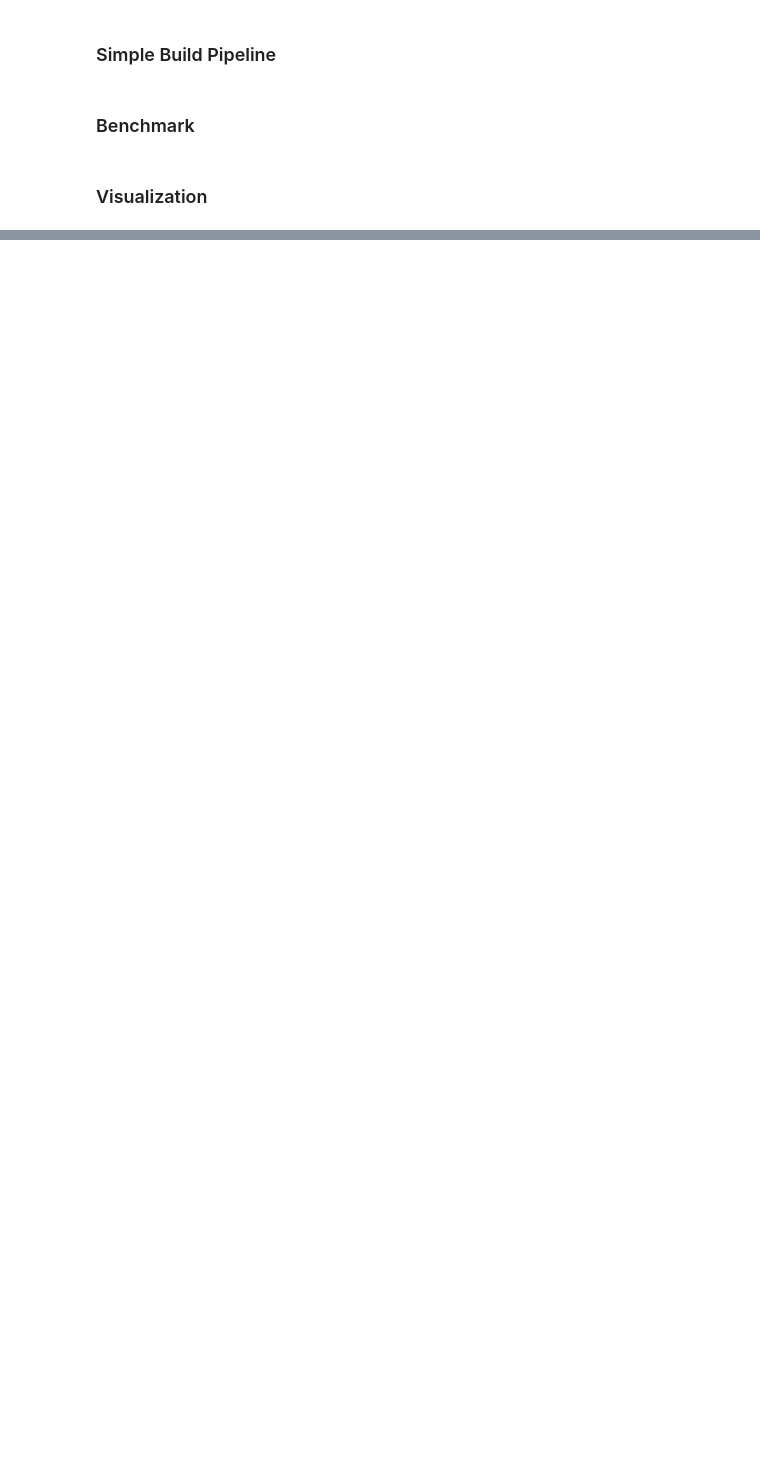
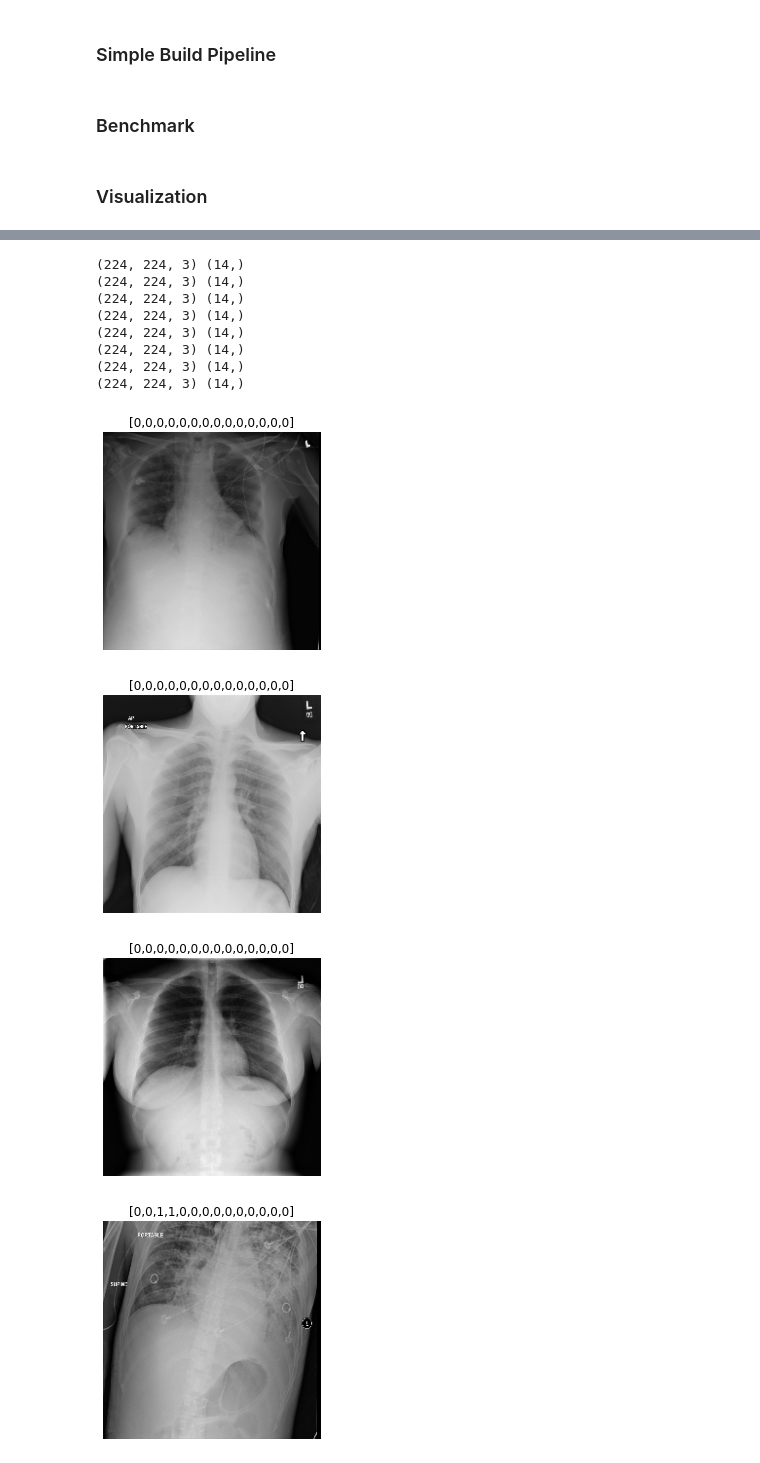
Before and after one commit to dimitrymindlin/tfds-mura, a Jupyter notebook: example.ipynb, the cells around one changed output, grey strips where cells are left out. Cells and saved outputs as stored; diff of their text form; code cells hidden in the pictures; blank space fills up the shorter version.

```diff
--- a/example.ipynb
+++ b/example.ipynb
@@ -3,11 +3,13 @@
 # %%
 import tensorflow as tf
 import tensorflow_datasets as tfds
+from tensorflow import keras
+from tensorflow.keras import layers
 
-import cxr14.cxr14
+from src.cxr14 import CXR14
 
 (ds_train, ds_test), ds_info = tfds.load(
-    'cxr14',
+    'cx_r14',
     split=['train', 'test'],
     shuffle_files=True,
     as_supervised=True,
@@ -16,13 +36,12 @@ import cxr14.cxr14
 # %% [markdown]
 ### Simple Build Pipeline
 # %%
-def normalize_img(image, label):
-  """Normalizes images: `uint8` -> `float32`."""
+def preproc_img(image, label):
+  image = tf.image.resize(image, [224, 224])
   return tf.cast(image, tf.float32) / 255., label
 
 ds_train = ds_train.map(
-    normalize_img, num_parallel_calls=tf.data.AUTOTUNE)
-ds_train = ds_train.cache()
-ds_train = ds_train.shuffle(buffer_size=1000)
-ds_train = ds_train.batch(32)
+    preproc_img, num_parallel_calls=tf.data.AUTOTUNE)
+#ds_train = ds_train.shuffle(buffer_size=1000)
+ds_train = ds_train.batch(8)
 ds_train = ds_train.prefetch(tf.data.AUTOTUNE)
@@ -38,0 +60,15 @@ fig = tfds.show_examples(ds_train, ds_info)
+# %%
+import matplotlib.pyplot as plt
+import numpy as np
+
+#tfds.show_examples(ds_train, ds_info)
+def show(image, label):
+  plt.figure()
+  plt.imshow(image)
+  plt.title(np.array2string(label.numpy(), separator=','))
+  plt.axis('off')
+
+for image, label in ds_train.take(1).unbatch():
+  print(image.shape, label.shape)
+  show(image, label)
+# %% [output]
@@ -38,0 +76,12 @@ fig = tfds.show_examples(ds_train, ds_info)
+(224, 224, 3) (14,)
+(224, 224, 3) (14,)
+(224, 224, 3) (14,)
+(224, 224, 3) (14,)
+(224, 224, 3) (14,)
+(224, 224, 3) (14,)
+(224, 224, 3) (14,)
+(224, 224, 3) (14,)
+[figure, added]
+[figure, added]
+[figure, added]
+[figure, added]
```
Also changed, not shown: parts of 9 cells of this notebook, 2 other files.
